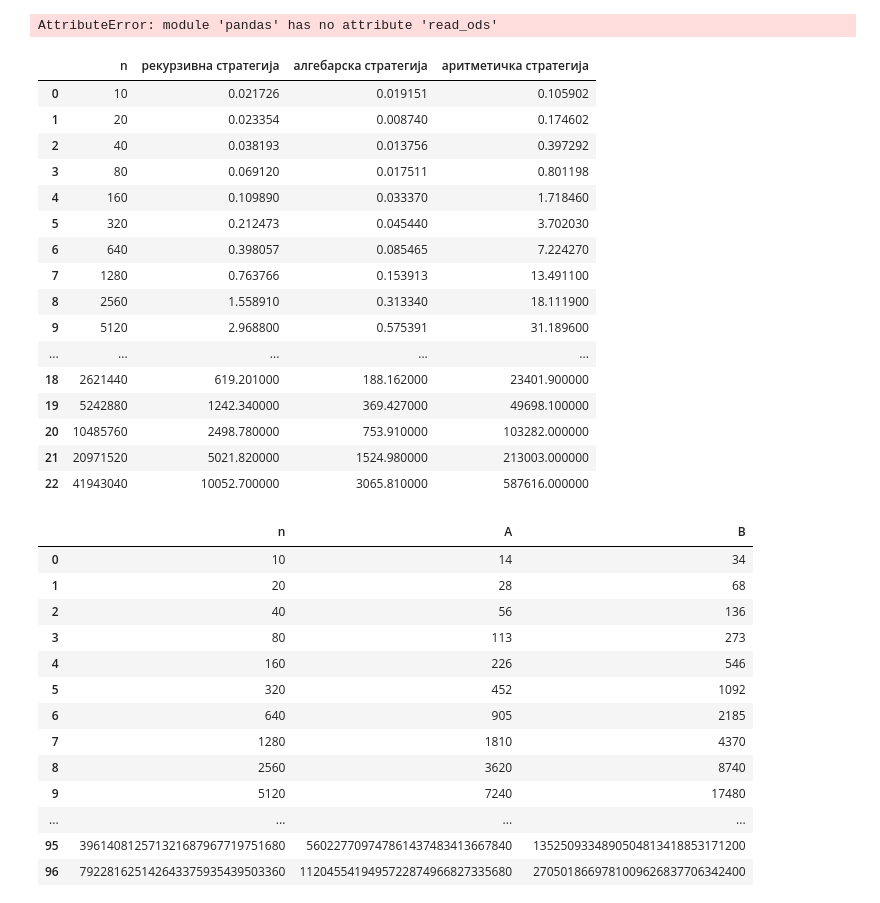
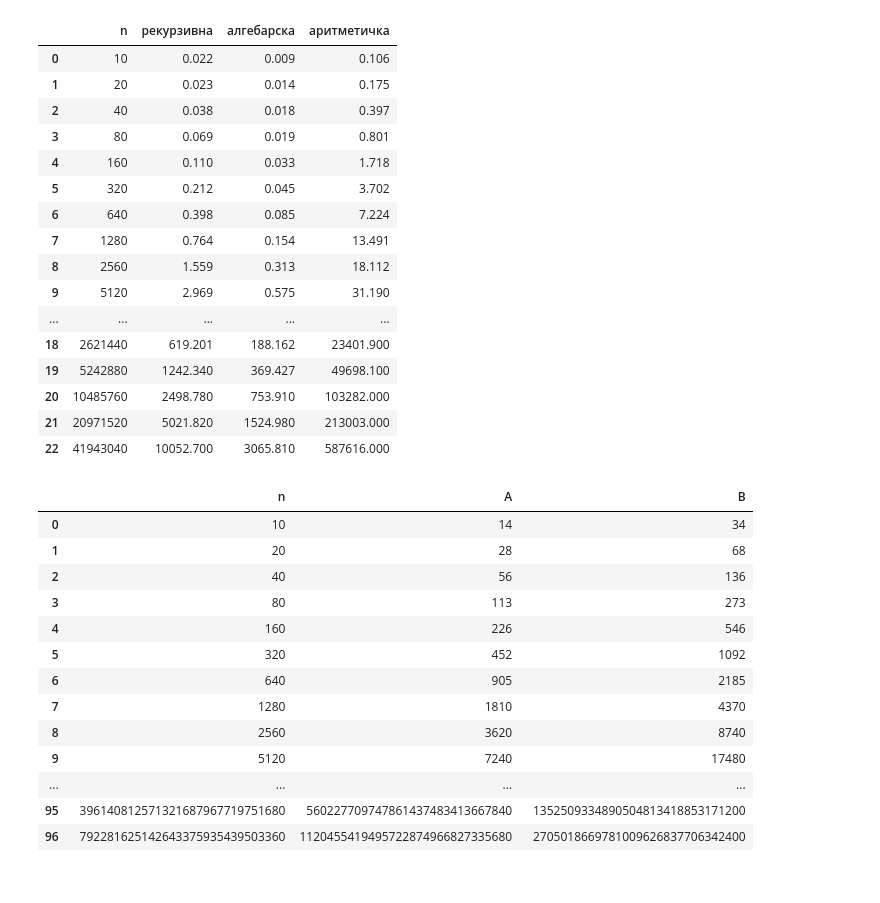
Before and after one commit to marijamijailovic/WythoffGame, a Jupyter notebook: src/statistics/statistics.ipynb, the cells around one changed output. Cells and saved outputs as stored; diff of their text form; code cells hidden in the pictures.

```diff
--- a/src/statistics/statistics.ipynb
+++ b/src/statistics/statistics.ipynb
@@ -2,30 +2,26 @@
 import pandas as pd
 import matplotlib.pyplot as plt
 # %%
-calculate_time_n = pd.read_ods('./csv/calculate_time_n_2.ods')
-calculate_time_n.info()
+calculate_time_n = pd.read_csv('./csv/calculate_time_n.csv')
+calculate_time_n
 # %% [output]
-AttributeError: module 'pandas' has no attribute 'read_ods'
+|  | n | рекурзивна | алгебарска | аритметичка |
+| 0 | 10 | 0.022 | 0.009 | 0.106 |
+| 1 | 20 | 0.023 | 0.014 | 0.175 |
+| 2 | 40 | 0.038 | 0.018 | 0.397 |
+| 3 | 80 | 0.069 | 0.019 | 0.801 |
+| 4 | 160 | 0.110 | 0.033 | 1.718 |
+| 5 | 320 | 0.212 | 0.045 | 3.702 |
+| 6 | 640 | 0.398 | 0.085 | 7.224 |
+| 7 | 1280 | 0.764 | 0.154 | 13.491 |
+| 8 | 2560 | 1.559 | 0.313 | 18.112 |
+| 9 | 5120 | 2.969 | 0.575 | 31.190 |
+| ... | ... | ... | ... | ... |
+| 18 | 2621440 | 619.201 | 188.162 | 23401.900 |
+| 19 | 5242880 | 1242.340 | 369.427 | 49698.100 |
+| 20 | 10485760 | 2498.780 | 753.910 | 103282.000 |
+| 21 | 20971520 | 5021.820 | 1524.980 | 213003.000 |
+| 22 | 41943040 | 10052.700 | 3065.810 | 587616.000 |
-# %%
-calculate_time_n
-# %% [output]
-|  | n | рекурзивна стратегија | алгебарска стратегија | аритметичка стратегија |
-| 0 | 10 | 0.021726 | 0.019151 | 0.105902 |
-| 1 | 20 | 0.023354 | 0.008740 | 0.174602 |
-| 2 | 40 | 0.038193 | 0.013756 | 0.397292 |
-| 3 | 80 | 0.069120 | 0.017511 | 0.801198 |
-| 4 | 160 | 0.109890 | 0.033370 | 1.718460 |
-| 5 | 320 | 0.212473 | 0.045440 | 3.702030 |
-| 6 | 640 | 0.398057 | 0.085465 | 7.224270 |
-| 7 | 1280 | 0.763766 | 0.153913 | 13.491100 |
-| 8 | 2560 | 1.558910 | 0.313340 | 18.111900 |
-| 9 | 5120 | 2.968800 | 0.575391 | 31.189600 |
-| ... | ... | ... | ... | ... |
-| 18 | 2621440 | 619.201000 | 188.162000 | 23401.900000 |
-| 19 | 5242880 | 1242.340000 | 369.427000 | 49698.100000 |
-| 20 | 10485760 | 2498.780000 | 753.910000 | 103282.000000 |
-| 21 | 20971520 | 5021.820000 | 1524.980000 | 213003.000000 |
-| 22 | 41943040 | 10052.700000 | 3065.810000 | 587616.000000 |
 # %%
 calculate_piles = pd.read_csv('./csv/calculate_piles.csv')
 calculate_piles
```
Also changed, not shown: parts of 5 cells of this notebook, 10 other files.
